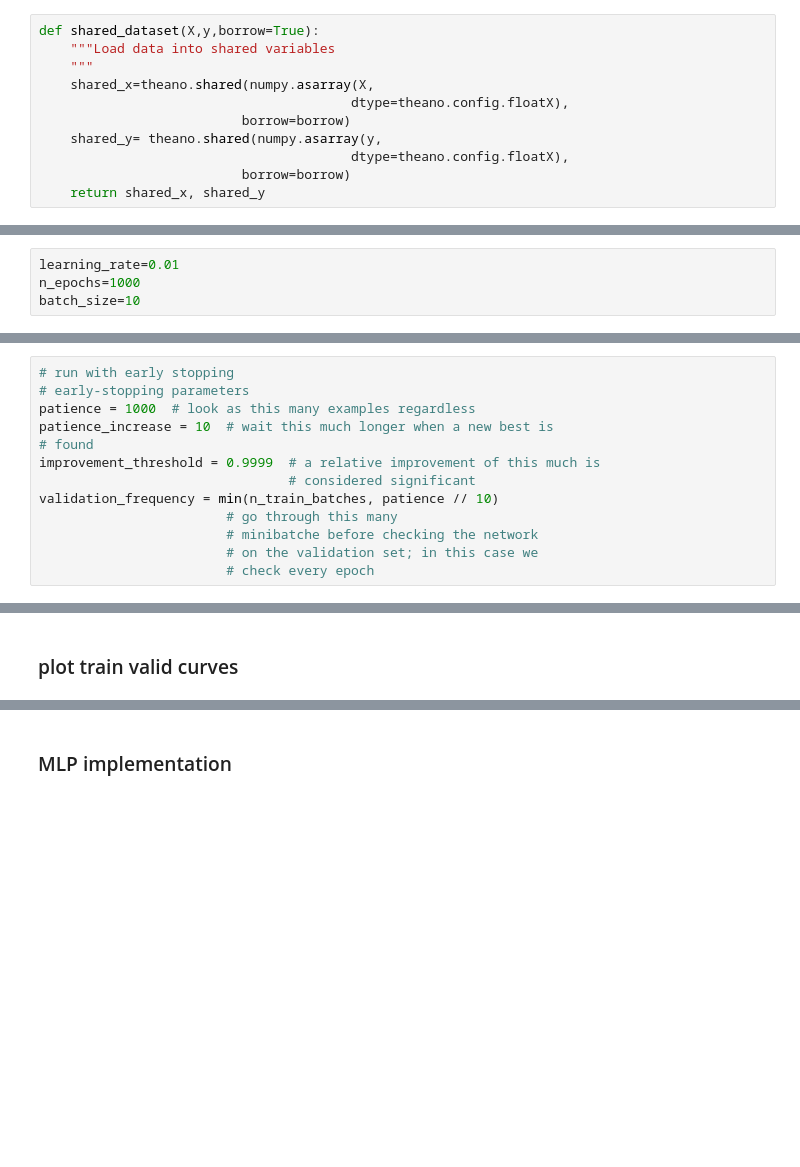
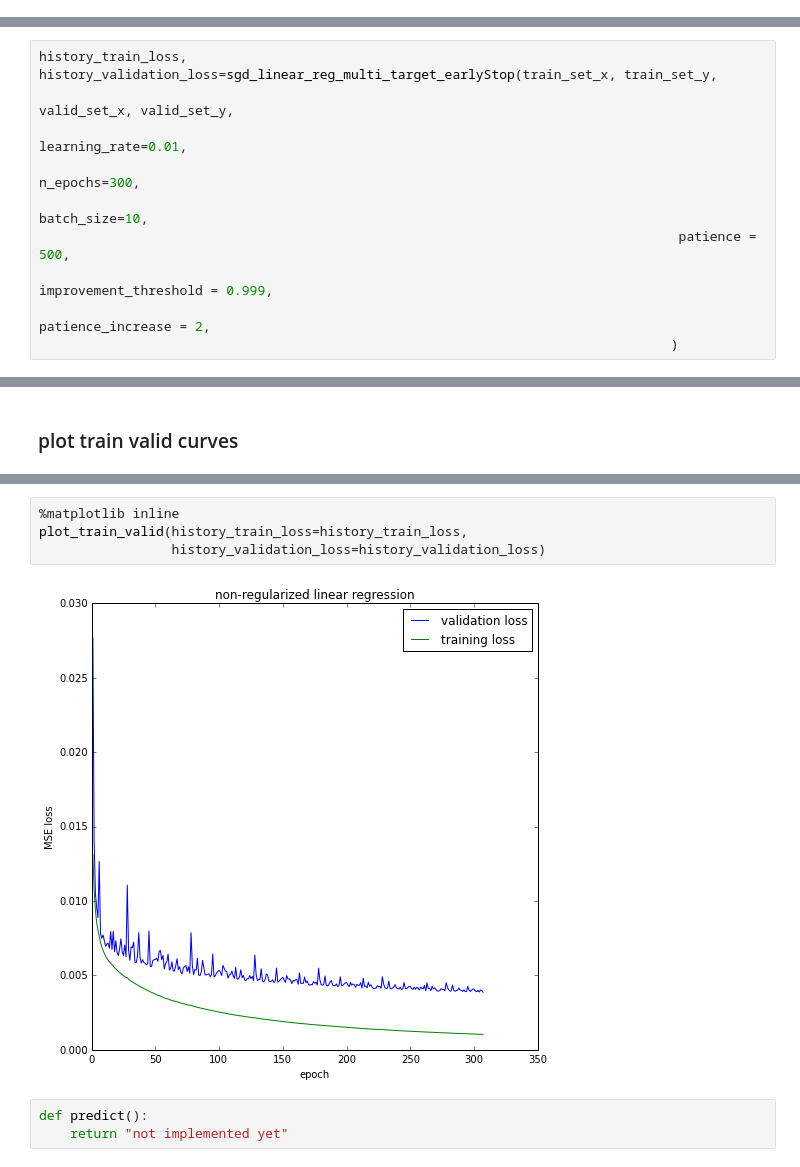
Before and after one commit to peymanbey/faceKeyPointDetection, a Jupyter notebook: faceKeyPointDetection.ipynb, the cells around one changed output, grey strips where cells are left out. Drawn from its saved outputs; the diff is of its cells as text; blank space fills up the shorter version.

Commit message:
linear regression with sgd and early stopping finished

```diff
--- a/faceKeyPointDetection.ipynb
+++ b/faceKeyPointDetection.ipynb
@@ -143,14 +18,3 @@ class linear_regresion(object):
-# %%
-def shared_dataset(X,y,borrow=True):
-    """Load data into shared variables
-    """
-    shared_x=theano.shared(numpy.asarray(X,
-                                        dtype=theano.config.floatX),
-                          borrow=borrow)
-    shared_y= theano.shared(numpy.asarray(y,
-                                        dtype=theano.config.floatX),
-                          borrow=borrow)
-    return shared_x, shared_y
 # %%
 # generate train and validation sets
 from sklearn.cross_validation import train_test_split
@@ -161,7 +25,3 @@ train_set_x, train_set_y = shared_dataset(train_set_x, train_set_y)
 valid_set_x, valid_set_y = shared_dataset(valid_set_x, valid_set_y)
 # %% [markdown]
 ### sgd optimization
-# %%
-learning_rate=0.01
-n_epochs=1000
-batch_size=10
@@ -219,13 +27,0 @@ train_model = theano.function(
-# %%
-# run with early stopping
-# early-stopping parameters
-patience = 1000  # look as this many examples regardless
-patience_increase = 10  # wait this much longer when a new best is
-# found
-improvement_threshold = 0.9999  # a relative improvement of this much is
-                                # considered significant
-validation_frequency = min(n_train_batches, patience // 10)
-                        # go through this many
-                        # minibatche before checking the network
-                        # on the validation set; in this case we
-                        # check every epoch
@@ -269,0 +154,10 @@ while (epoch < n_epochs) and (not done_looping):
+# %%
+history_train_loss, history_validation_loss=sgd_linear_reg_multi_target_earlyStop(train_set_x, train_set_y,
+                                                                                  valid_set_x, valid_set_y,
+                                                                                  learning_rate=0.01,
+                                                                                  n_epochs=300,
+                                                                                  batch_size=10,
+                                                                                  patience = 500,
+                                                                                  improvement_threshold = 0.999,
+                                                                                  patience_increase = 2,
+                                                                                 )
@@ -287,2 +168,9 @@ valid_train_curves.set_title('non-regularized linear regression')
-# %% [markdown]
-###  MLP implementation
+# %%
+%matplotlib inline
+plot_train_valid(history_train_loss=history_train_loss,
+                 history_validation_loss=history_validation_loss)
+# %% [output]
+[figure, added]
+# %%
+def predict():
+    return "not implemented yet"
```
Also changed, not shown: parts of 19 cells of this notebook, 3 other files.
